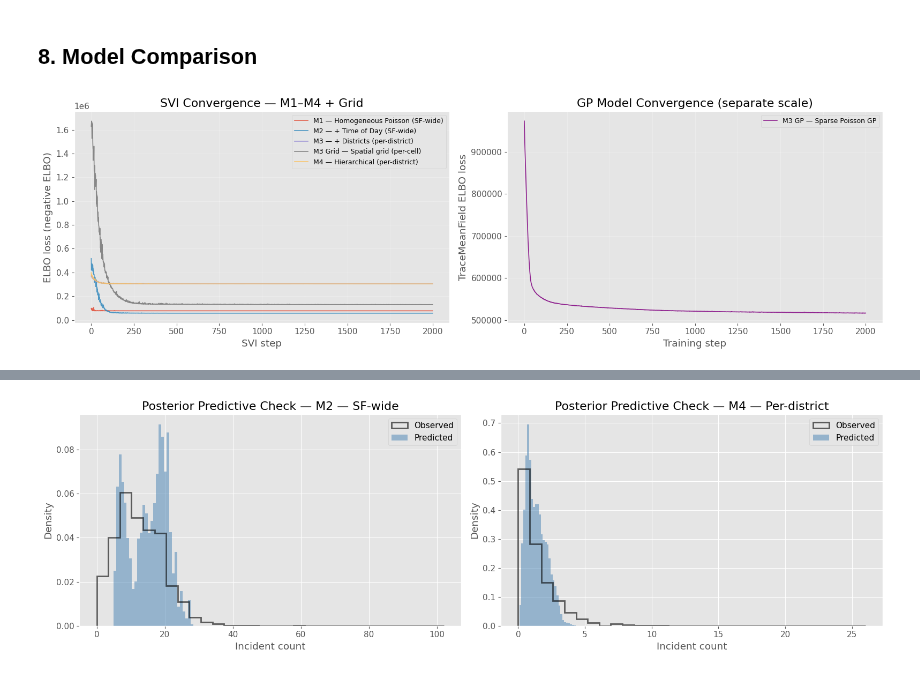
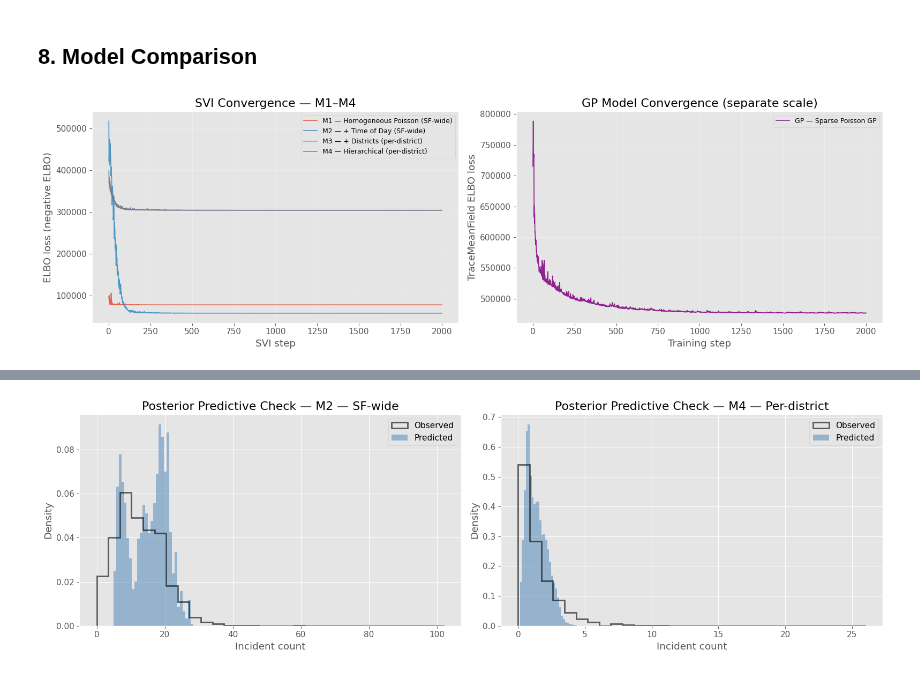
Before and after one commit to bodvarsdottirkristin/model-based, a Jupyter notebook: src/models/models_kb.ipynb, the cells around one changed output, grey strips where cells are left out. Cells and saved outputs as stored; diff of their text form; code cells hidden in the pictures.

```diff
--- a/src/models/models_kb.ipynb
+++ b/src/models/models_kb.ipynb
@@ -1389,29 +1162,28 @@ Training M4 v2 — Hierarchical district (v2 data)...
 ## 8. Model Comparison
 # %%
 # SVI-based models share the same loss unit (negative ELBO), so they can be compared.
-# The GP model (cell 29) uses a separate torch optimizer with TraceMeanField_ELBO
+# The GP model uses a separate torch optimizer with TraceMeanField_ELBO
 # and aggregated data, so its losses are on a different scale and shown separately.
 fig, axes = plt.subplots(1, 2, figsize=(16, 5))
 
 ax = axes[0]
 ax.plot(losses_1, lw=1.2, alpha=0.85, label='M1 — Homogeneous Poisson (SF-wide)')
 ax.plot(losses_2, lw=1.2, alpha=0.85, label='M2 — + Time of Day (SF-wide)')
 ax.plot(losses_3, lw=1.2, alpha=0.85, label='M3 — + Districts (per-district)')
-ax.plot(losses_grid, lw=1.2, alpha=0.85, label='M3 Grid — Spatial grid (per-cell)')
 ax.plot(losses_4, lw=1.2, alpha=0.85, label='M4 — Hierarchical (per-district)')
 ax.set_xlabel('SVI step'); ax.set_ylabel('ELBO loss (negative ELBO)')
-ax.set_title('SVI Convergence — M1–M4 + Grid')
+ax.set_title('SVI Convergence — M1–M4')
 ax.legend(fontsize=9); ax.grid(True, alpha=0.3)
 
 ax2 = axes[1]
-ax2.plot(losses_gp, lw=1.2, color='purple', alpha=0.85, label='M3 GP — Sparse Poisson GP')
+ax2.plot(losses_gp, lw=1.2, color='purple', alpha=0.85, label='GP — Sparse Poisson GP')
 ax2.set_xlabel('Training step'); ax2.set_ylabel('TraceMeanField ELBO loss')
 ax2.set_title('GP Model Convergence (separate scale)')
 ax2.legend(fontsize=9); ax2.grid(True, alpha=0.3)
 
 plt.tight_layout(); plt.show()
 # %% [output]
-[figure, old version]
+[figure, new version]
 # %%
 from IPython.display import display
 
```
Also changed, not shown: parts of 10 cells of this notebook, 1 other file.
